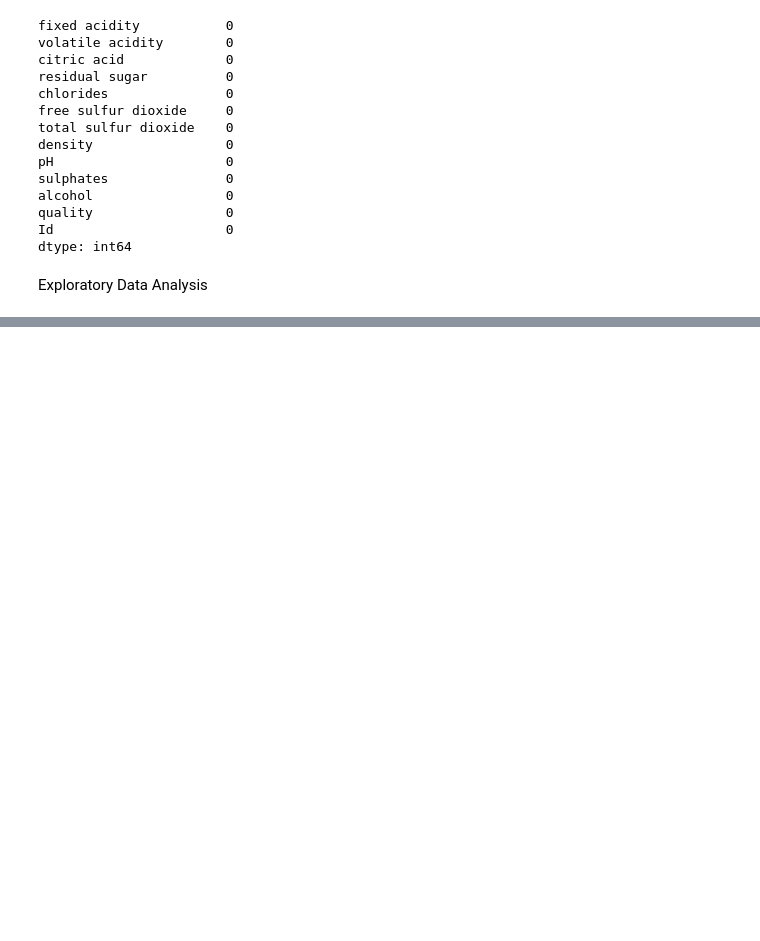
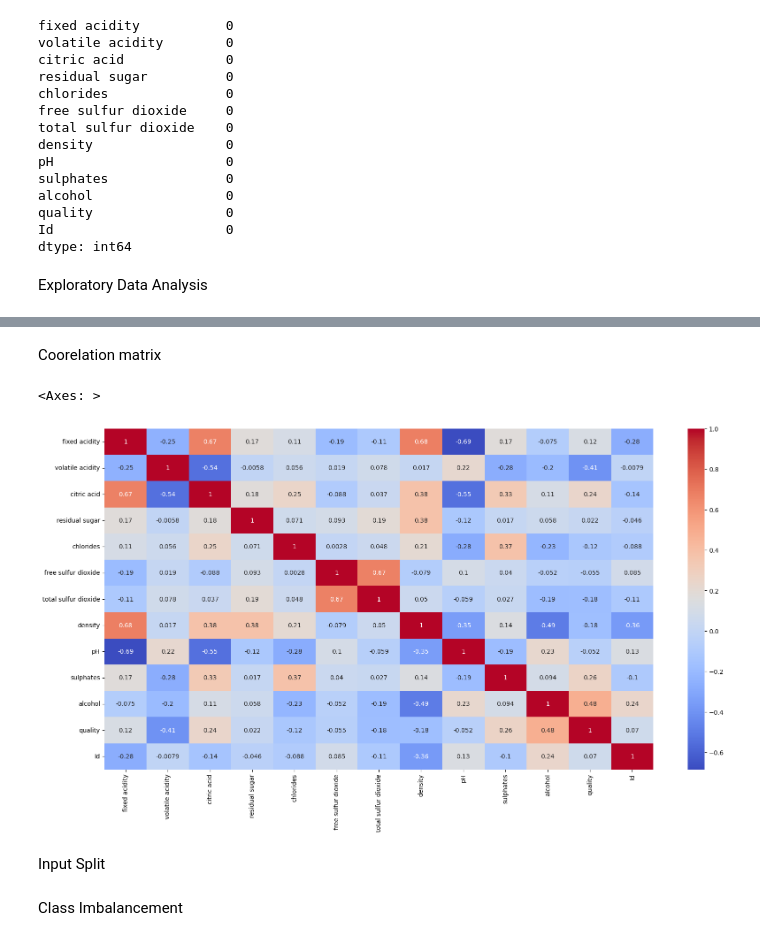
Before and after one commit to diyapratheep/wine-quality-prediction, a Jupyter notebook: Wine Quality Prediction.ipynb, the cells around one changed output, grey strips where cells are left out. Saved outputs shown, nothing was run; the diff lists cells and outputs as text; code cells hidden in the pictures; blank space fills up the shorter version.

```diff
--- a/Wine Quality Prediction.ipynb
+++ b/Wine Quality Prediction.ipynb
@@ -80,0 +115,11 @@ Exploratory Data Analysis
+# %% [markdown]
+Coorelation matrix
+# %%
+corr = df.corr()
+plt.figure(figsize = (20,10))
+sns.heatmap(corr,annot=True,cmap='coolwarm')
+# %% [output]
+<Axes: >
+[figure, added]
+# %% [markdown]
+Input Split
@@ -80,0 +129,2 @@ Exploratory Data Analysis
+# %% [markdown]
+Class Imbalancement
```
Also changed, not shown: parts of 13 cells of this notebook.
